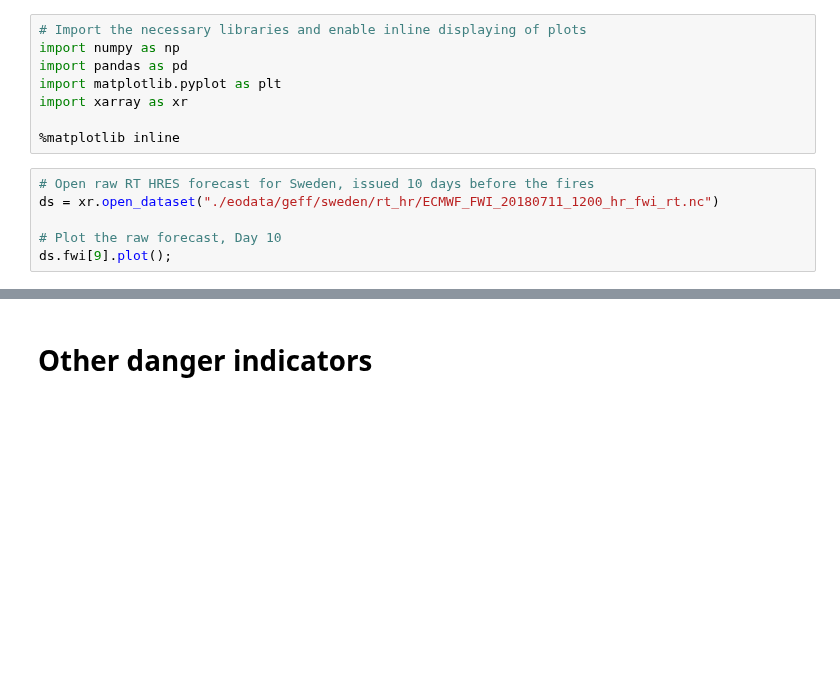
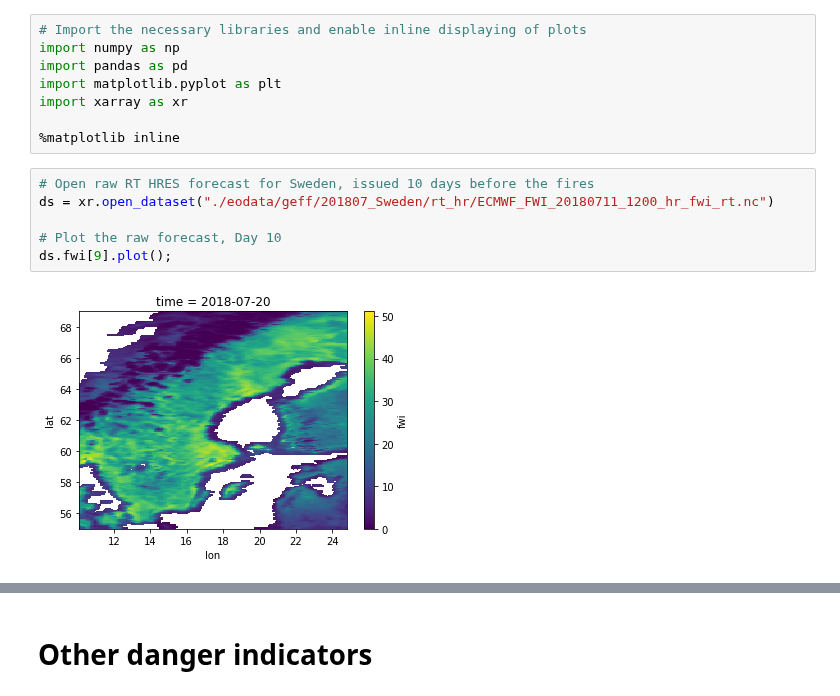
Before and after one commit to cvitolo/geff_notebooks, a Jupyter notebook: 201807_Sweden_01_harmonized_danger_classes.ipynb, the cells around one changed output, grey strips where cells are left out. Drawn from its saved outputs; the diff is of its cells as text; blank space fills up the shorter version.

```diff
--- a/201807_Sweden_01_harmonized_danger_classes.ipynb
+++ b/201807_Sweden_01_harmonized_danger_classes.ipynb
@@ -56,10 +56,12 @@ import xarray as xr
 %matplotlib inline
 # %%
 # Open raw RT HRES forecast for Sweden, issued 10 days before the fires
-ds = xr.open_dataset("./eodata/geff/sweden/rt_hr/ECMWF_FWI_20180711_1200_hr_fwi_rt.nc")
+ds = xr.open_dataset("./eodata/geff/201807_Sweden/rt_hr/ECMWF_FWI_20180711_1200_hr_fwi_rt.nc")
 
 # Plot the raw forecast, Day 10
 ds.fwi[9].plot();
+# %% [output]
+[figure, added]
 # %%
 # Plot the re-classified forecast, Day 10
 ds.fwi[9].plot(levels = [0.0, 5.2, 11.2, 21.3, 38.0, 50.0],
```
Also changed, not shown: parts of 3 cells of this notebook, 22 other files.
